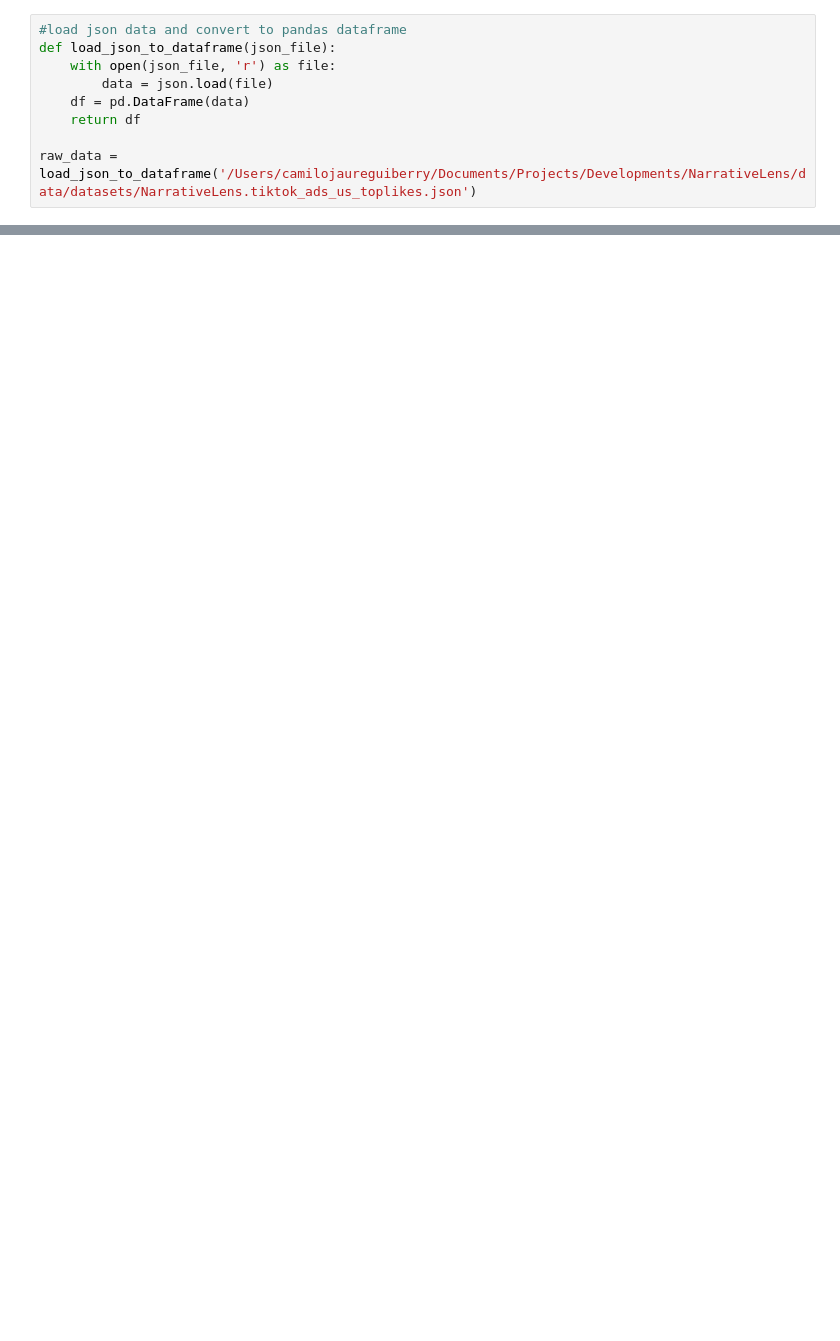
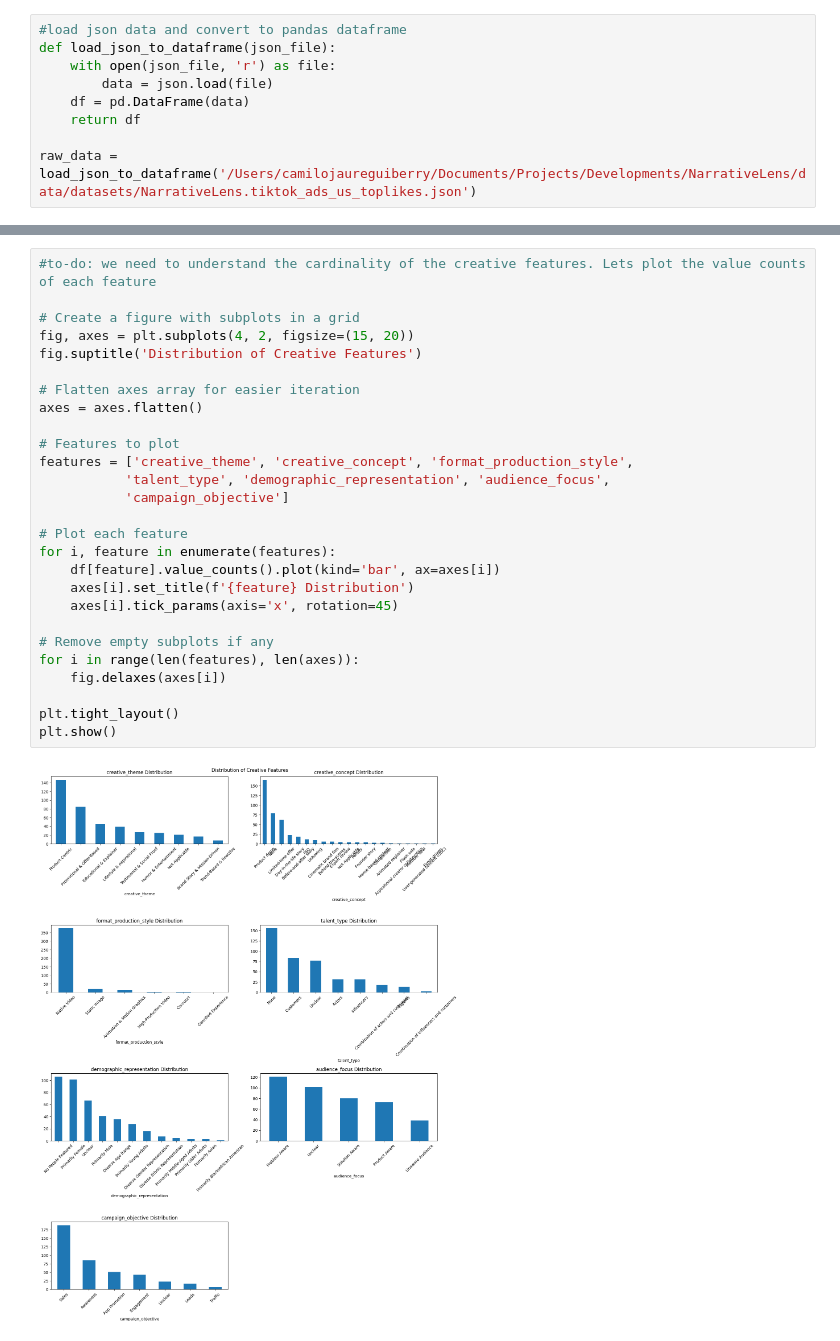
Before and after one commit to camilojaure/NarrativeLens, a Jupyter notebook: src/modeling/regression.ipynb, the cells around one changed output, grey strips where cells are left out. Drawn from its saved outputs; the diff is of its cells as text; blank space fills up the shorter version.

```diff
--- a/src/modeling/regression.ipynb
+++ b/src/modeling/regression.ipynb
@@ -36,0 +317,29 @@ raw_data.head()
+# %%
+#to-do: we need to understand the cardinality of the creative features. Lets plot the value counts of each feature
+
+# Create a figure with subplots in a grid
+fig, axes = plt.subplots(4, 2, figsize=(15, 20))
+fig.suptitle('Distribution of Creative Features')
+
+# Flatten axes array for easier iteration
+axes = axes.flatten()
+
+# Features to plot
+features = ['creative_theme', 'creative_concept', 'format_production_style',
+           'talent_type', 'demographic_representation', 'audience_focus',
+           'campaign_objective']
+
+# Plot each feature
+for i, feature in enumerate(features):
+    df[feature].value_counts().plot(kind='bar', ax=axes[i])
+    axes[i].set_title(f'{feature} Distribution')
+    axes[i].tick_params(axis='x', rotation=45)
+
+# Remove empty subplots if any
+for i in range(len(features), len(axes)):
+    fig.delaxes(axes[i])
+
+plt.tight_layout()
+plt.show()
+# %% [output]
+[figure, added]
```
Also changed, not shown: parts of 36 cells of this notebook.
